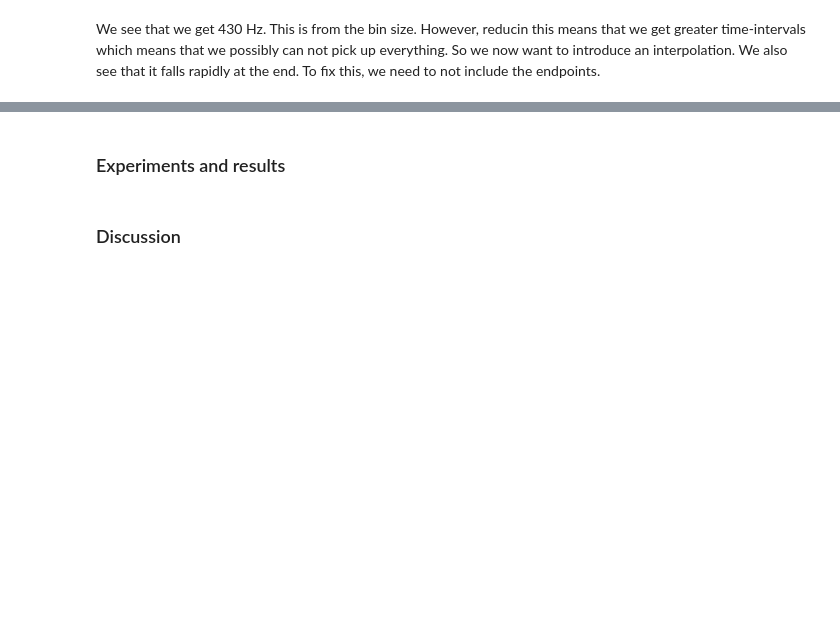
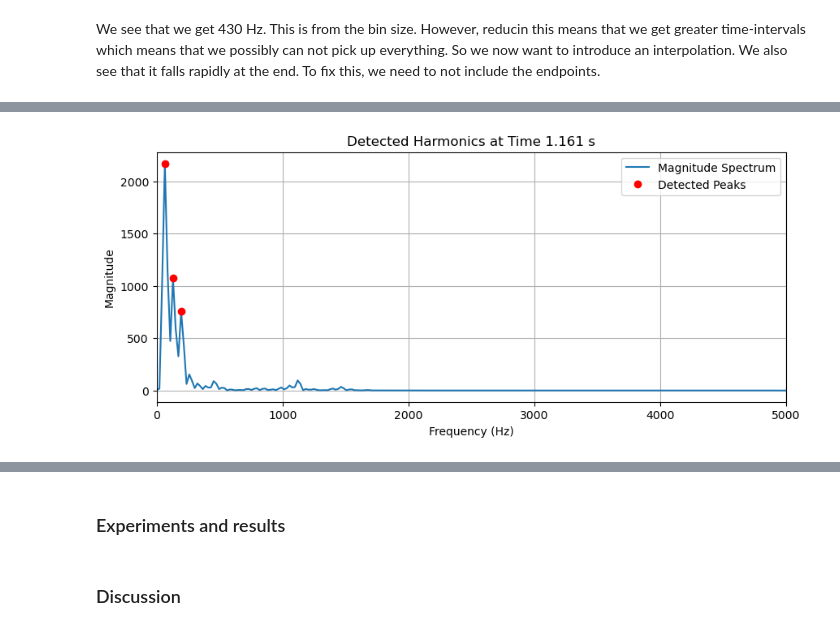
Before and after one commit to VictJoh/GuitarRecognition, a Jupyter notebook: GuitarRecognition_comp-essau.ipynb, the cells around one changed output, grey strips where cells are left out. Saved outputs shown, nothing was run; the diff lists cells and outputs as text; code cells hidden in the pictures; blank space fills up the shorter version.

Commit message:
Found the harmonics
Added functions for finding the harmonics of the note and matching the spectrum to the ideal candidate

```diff
--- a/GuitarRecognition_comp-essau.ipynb
+++ b/GuitarRecognition_comp-essau.ipynb
@@ -398,0 +369,88 @@ Time 1.997 s: Refined frequency = 439.12 Hz
+# %%
+from scipy.signal import find_peaks
+
+def analyze_harmonics(file_path, window_size=2048, hop_size=1024, window_type='hann',
+                        peak_prominence=1e-6):
+    """
+    Reads an audio file, computes its STFT, and identifies multiple peaks (harmonics)
+    in each time frame using a peak detection algorithm.
+
+    Parameters:
+    - file_path: Path to the WAV file.
+    - window_size: Number of samples per window.
+    - hop_size: Number of samples between successive windows.
+    - window_type: Type of window to apply (default 'hann').
+    - peak_prominence: Minimum prominence of peaks to consider (adjust based on signal amplitude).
+
+    Returns:
+    - times: Array of time bins corresponding to each STFT window.
+    - harmonics_per_frame: List where each element corresponds to a time frame and contains a
+      tuple of (refined_peak_frequencies, peak_magnitudes).
+    - f: Frequency bins from the STFT.
+    - Zxx: STFT complex spectrum.
+    """
+    # Read the audio file.
+    sample_rate, audio_data = read_wav(file_path)
+
+    # Compute the STFT.
+    f, t, Zxx = stft(audio_data, fs=sample_rate, window=window_type,
+                       nperseg=window_size, noverlap=window_size-hop_size)
+    bin_width = f[1] - f[0] if len(f) > 1 else 0
+
+    harmonics_per_frame = []
+
+    # Process each time frame.
+    for i in range(Zxx.shape[1]):
+        magnitudes = np.abs(Zxx[:, i])
+
+        # Set a minimum threshold relative to the maximum magnitude in the frame.
+        min_threshold = 0.1 * np.max(magnitudes)
+
+        # Detect peaks in the magnitude spectrum with an added condition on minimum magnitude.
+        peaks, properties = find_peaks(magnitudes, prominence=peak_prominence)
+
+        # Filter out peaks that do not meet the minimum threshold.
+        valid_peaks = peaks[magnitudes[peaks] >= min_threshold]
+        peak_mags = magnitudes[valid_peaks]
+
+        # Refine each detected peak using quadratic interpolation.
+        refined_freqs = []
+        for peak_idx in valid_peaks:
+            if 0 < peak_idx < len(magnitudes) - 1:
+                basic_freq = f[peak_idx]
+                correction = quadratic_interpolation(magnitudes, peak_idx, bin_width)
+                refined_freq = basic_freq + correction
+            else:
+                refined_freq = f[peak_idx]
+            refined_freqs.append(refined_freq)
+
+        harmonics_per_frame.append((np.array(refined_freqs), peak_mags))
+
+
+    return t, harmonics_per_frame, f, Zxx
+
+# Example usage:
+file_path = "C:/Users/victo/Documents/Github/GuitarRecognition/data/Alesis-Fusion-Clean-Guitar-C3.wav"
+times, harmonics, f, Zxx = analyze_harmonics(file_path)
+
+# Plotting the detected harmonic frequencies for one time frame (e.g., the first frame):
+import matplotlib.pyplot as plt
+
+# Choose a specific time frame index to visualize (for example, index 10)
+frame_idx = 50
+detected_freqs, detected_mags = harmonics[frame_idx]
+
+plt.figure(figsize=(10, 4))
+plt.plot(f, np.abs(Zxx[:, frame_idx]), label='Magnitude Spectrum')
+plt.plot(detected_freqs, detected_mags, 'ro', label='Detected Peaks')
+plt.xlim(0, 5000)  # Only plot frequencies up to 5000 Hz
+plt.title(f"Detected Harmonics at Time {times[frame_idx]:.3f} s")
+plt.xlabel("Frequency (Hz)")
+plt.ylabel("Magnitude")
+plt.legend()
+plt.grid(True)
+plt.show()
+
+detected_freqs
+# %% [output]
+[figure, added]
```
Also changed, not shown: parts of 11 cells of this notebook, 3 other files.
